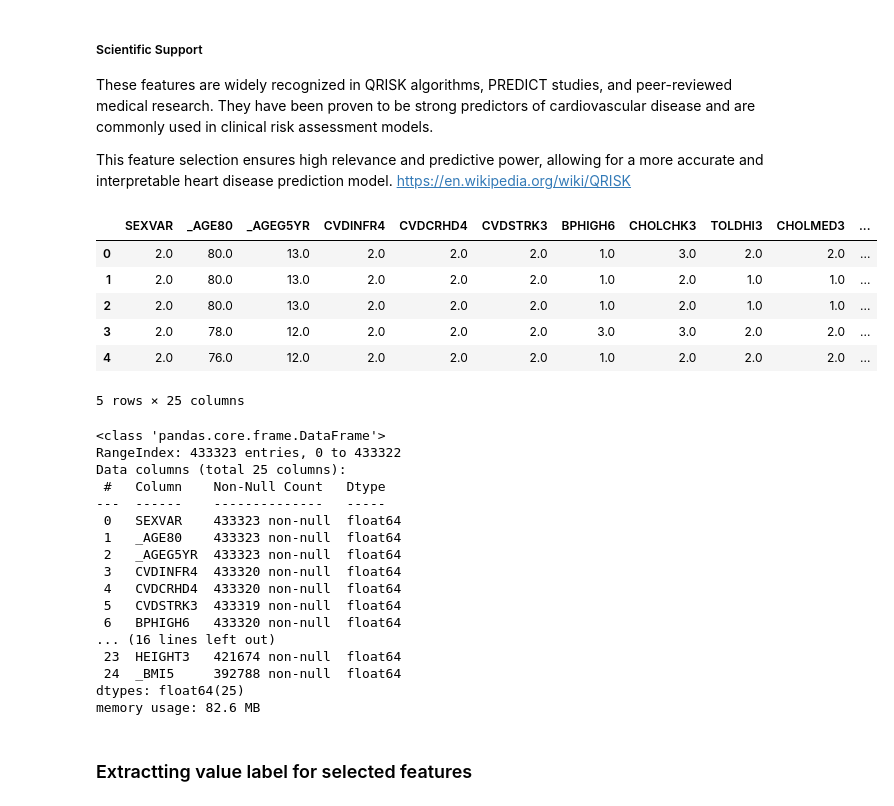
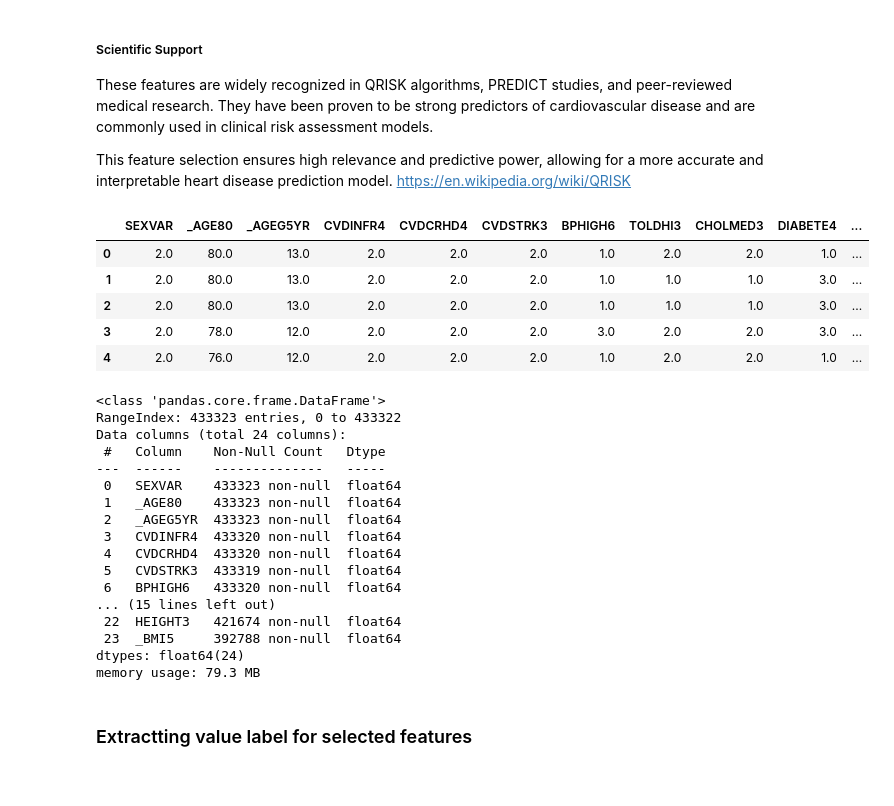
Before and after one commit to Huy1996/CMPE-257---Group-1, a Jupyter notebook: data_cleaning.ipynb, the cells around one changed output. Saved outputs shown, nothing was run; the diff lists cells and outputs as text; code cells hidden in the pictures.

```diff
--- a/data_cleaning.ipynb
+++ b/data_cleaning.ipynb
@@ -10,6 +10,15 @@ import math
 
 from extract_label import parse_sas_html
 from pprint import pprint
+# %%
+# Configuration
+from IPython.core.interactiveshell import InteractiveShell
+InteractiveShell.ast_node_interactivity = 'all'
+pd.set_option('display.max_columns', 500)
+
+# Filter Warning
+import warnings
+warnings.filterwarnings('ignore')
 # %%
 df = pd.read_csv("data.csv")
 df.info()
@@ -198,45 +205,44 @@ https://en.wikipedia.org/wiki/QRISK
 # %%
 # Relevant features for heart disease prediction
 selected_features = [
     # General
     "SEXVAR", "_AGE80", "_AGEG5YR",
 
     # Heart Disease Indicators
     "CVDINFR4", "CVDCRHD4", "CVDSTRK3",
 
     # Cholesterol and Blood Pressure
-    "BPHIGH6", "CHOLCHK3", "TOLDHI3", "CHOLMED3",
+    "BPHIGH6", "TOLDHI3", "CHOLMED3", # "CHOLCHK3",
 
     # Diabetes & Related Conditions
     "DIABETE4", "CHCKDNY2", "HAVARTH4",
 
     # General Health and Lifestyle
     "GENHLTH", "PHYSHLTH", "MENTHLTH", "EXERANY2", "STRENGTH",
 
     # Smoking & Alcohol Consumption
     "SMOKE100", "USENOW3", "ECIGNOW2", "ALCDAY4",
 
     # Weight, BMI & Obesity Indicators
     "WEIGHT2", "HEIGHT3", "_BMI5"
 ]
 
 
 df_filtered = df[selected_features]
 df_filtered.head()
 # %% [output]
-|  | SEXVAR | _AGE80 | _AGEG5YR | CVDINFR4 | CVDCRHD4 | CVDSTRK3 | BPHIGH6 | CHOLCHK3 | TOLDHI3 | CHOLMED3 | ... |
-| 0 | 2.0 | 80.0 | 13.0 | 2.0 | 2.0 | 2.0 | 1.0 | 3.0 | 2.0 | 2.0 | ... |
-| 1 | 2.0 | 80.0 | 13.0 | 2.0 | 2.0 | 2.0 | 1.0 | 2.0 | 1.0 | 1.0 | ... |
-| 2 | 2.0 | 80.0 | 13.0 | 2.0 | 2.0 | 2.0 | 1.0 | 2.0 | 1.0 | 1.0 | ... |
-| 3 | 2.0 | 78.0 | 12.0 | 2.0 | 2.0 | 2.0 | 3.0 | 3.0 | 2.0 | 2.0 | ... |
-| 4 | 2.0 | 76.0 | 12.0 | 2.0 | 2.0 | 2.0 | 1.0 | 2.0 | 2.0 | 2.0 | ... |
+|  | SEXVAR | _AGE80 | _AGEG5YR | CVDINFR4 | CVDCRHD4 | CVDSTRK3 | BPHIGH6 | TOLDHI3 | CHOLMED3 | DIABETE4 | ... |
+| 0 | 2.0 | 80.0 | 13.0 | 2.0 | 2.0 | 2.0 | 1.0 | 2.0 | 2.0 | 1.0 | ... |
+| 1 | 2.0 | 80.0 | 13.0 | 2.0 | 2.0 | 2.0 | 1.0 | 1.0 | 1.0 | 3.0 | ... |
+| 2 | 2.0 | 80.0 | 13.0 | 2.0 | 2.0 | 2.0 | 1.0 | 1.0 | 1.0 | 3.0 | ... |
+| 3 | 2.0 | 78.0 | 12.0 | 2.0 | 2.0 | 2.0 | 3.0 | 2.0 | 2.0 | 3.0 | ... |
+| 4 | 2.0 | 76.0 | 12.0 | 2.0 | 2.0 | 2.0 | 1.0 | 2.0 | 2.0 | 1.0 | ... |
-5 rows × 25 columns
 # %%
 df_filtered.info()
 # %% [output]
 <class 'pandas.core.frame.DataFrame'>
 RangeIndex: 433323 entries, 0 to 433322
-Data columns (total 25 columns):
+Data columns (total 24 columns):
  #   Column    Non-Null Count   Dtype
 ---  ------    --------------   -----
  0   SEXVAR    433323 non-null  float64
@@ -246,10 +252,10 @@ Data columns (total 25 columns):
  4   CVDCRHD4  433320 non-null  float64
  5   CVDSTRK3  433319 non-null  float64
  6   BPHIGH6   433320 non-null  float64
-... (16 lines left out)
- 23  HEIGHT3   421674 non-null  float64
- 24  _BMI5     392788 non-null  float64
-dtypes: float64(25)
-memory usage: 82.6 MB
+... (15 lines left out)
+ 22  HEIGHT3   421674 non-null  float64
+ 23  _BMI5     392788 non-null  float64
+dtypes: float64(24)
+memory usage: 79.3 MB
 # %% [markdown]
 ### Extractting value label for selected features
```
Also changed, not shown: parts of 15 cells of this notebook, 1 other file.
